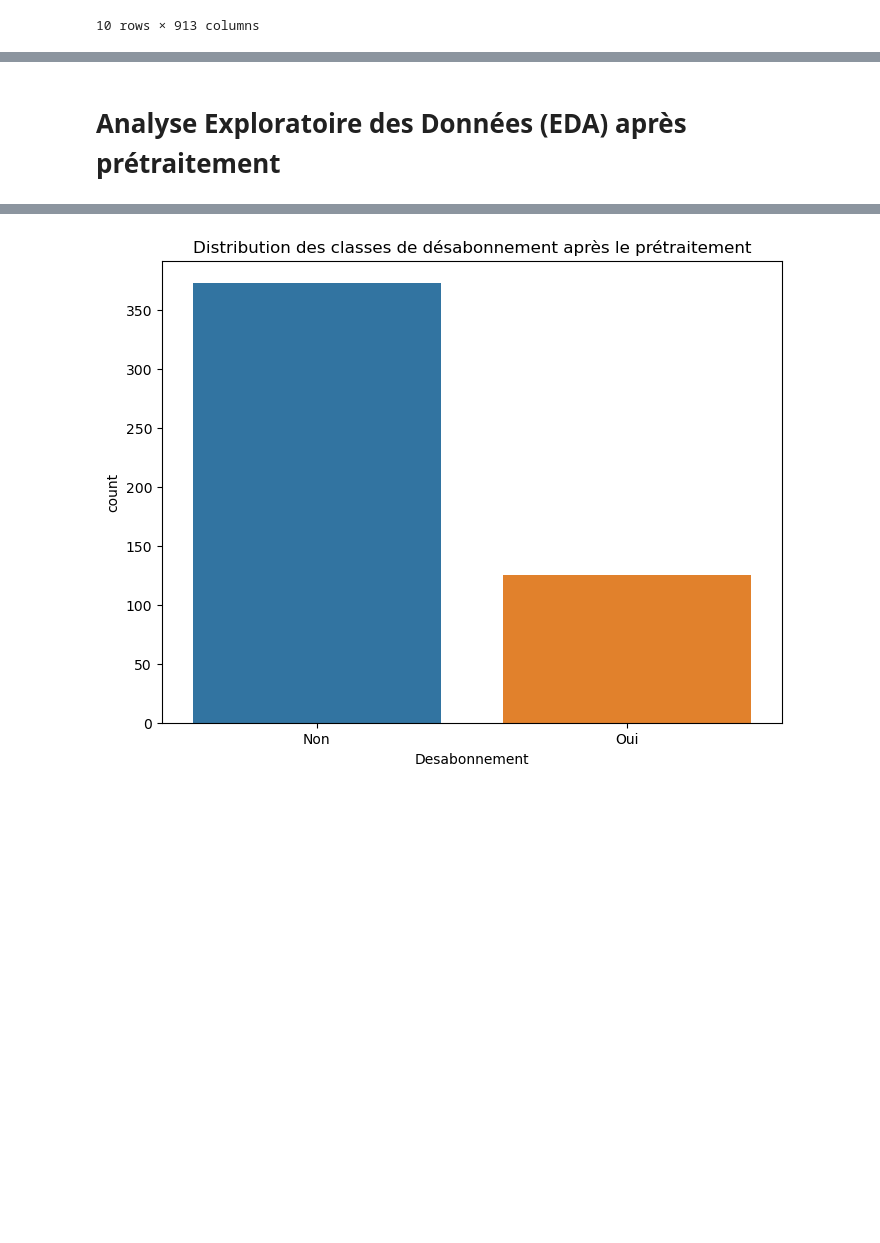
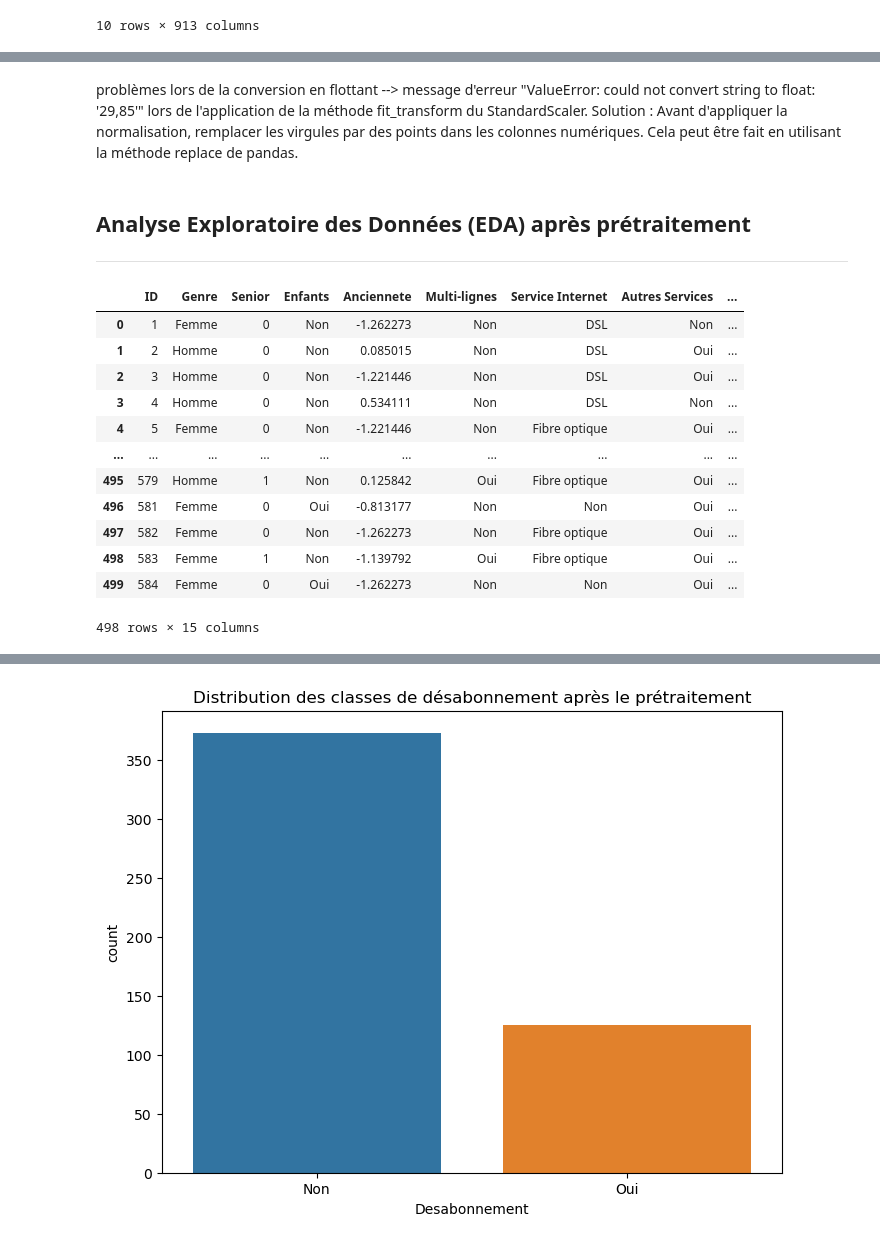
Before and after one commit to keagnon/ChurnGuardML, a Jupyter notebook: notebooks/EDA.ipynb, the cells around one changed output, grey strips where cells are left out. Cells and saved outputs as stored; diff of their text form; code cells hidden in the pictures; blank space fills up the shorter version.

```diff
--- a/notebooks/EDA.ipynb
+++ b/notebooks/EDA.ipynb
@@ -254,0 +301,3 @@ Vous pouvez insérer ce texte dans votre notebook pour expliquer de manière con
+# %% [markdown]
+problèmes lors de la conversion en flottant --> message d'erreur "ValueError: could not convert string to float: '29,85'" lors de l'application de la méthode fit_transform du StandardScaler.
+Solution : Avant d'appliquer la normalisation, remplacer les virgules par des points dans les colonnes numériques. Cela peut être fait en utilisant la méthode replace de pandas.
@@ -255,6 +308,23 @@ Vous pouvez insérer ce texte dans votre notebook pour expliquer de manière con
 # %% [markdown]
 
-# Analyse Exploratoire des Données (EDA) après prétraitement
+## Analyse Exploratoire des Données (EDA) après prétraitement
+---
+# %%
+telecom_df
+# %% [output]
+|  | ID | Genre | Senior | Enfants | Anciennete | Multi-lignes | Service Internet | Autres Services | ... |
+| 0 | 1 | Femme | 0 | Non | -1.262273 | Non | DSL | Non | ... |
+| 1 | 2 | Homme | 0 | Non | 0.085015 | Non | DSL | Oui | ... |
+| 2 | 3 | Homme | 0 | Non | -1.221446 | Non | DSL | Oui | ... |
+| 3 | 4 | Homme | 0 | Non | 0.534111 | Non | DSL | Non | ... |
+| 4 | 5 | Femme | 0 | Non | -1.221446 | Non | Fibre optique | Oui | ... |
+| ... | ... | ... | ... | ... | ... | ... | ... | ... | ... |
+| 495 | 579 | Homme | 1 | Non | 0.125842 | Oui | Fibre optique | Oui | ... |
+| 496 | 581 | Femme | 0 | Oui | -0.813177 | Non | Non | Oui | ... |
+| 497 | 582 | Femme | 0 | Non | -1.262273 | Non | Fibre optique | Oui | ... |
+| 498 | 583 | Femme | 1 | Non | -1.139792 | Oui | Fibre optique | Oui | ... |
+| 499 | 584 | Femme | 0 | Oui | -1.262273 | Non | Non | Oui | ... |
+498 rows × 15 columns
 # %%
 # Explorer les statistiques descriptives après le prétraitement
 descriptive_stats_after_preprocessing = telecom_df.describe()
```
Also changed, not shown: parts of 14 cells of this notebook.
